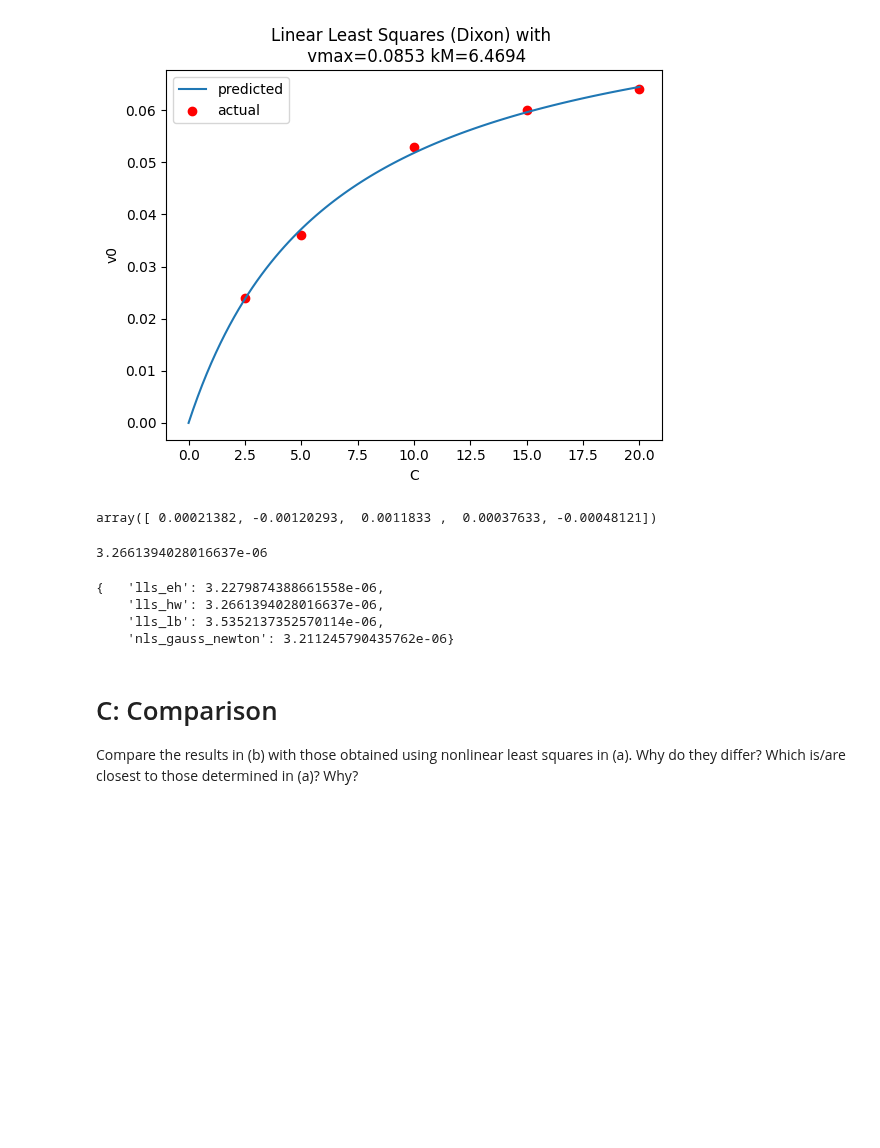
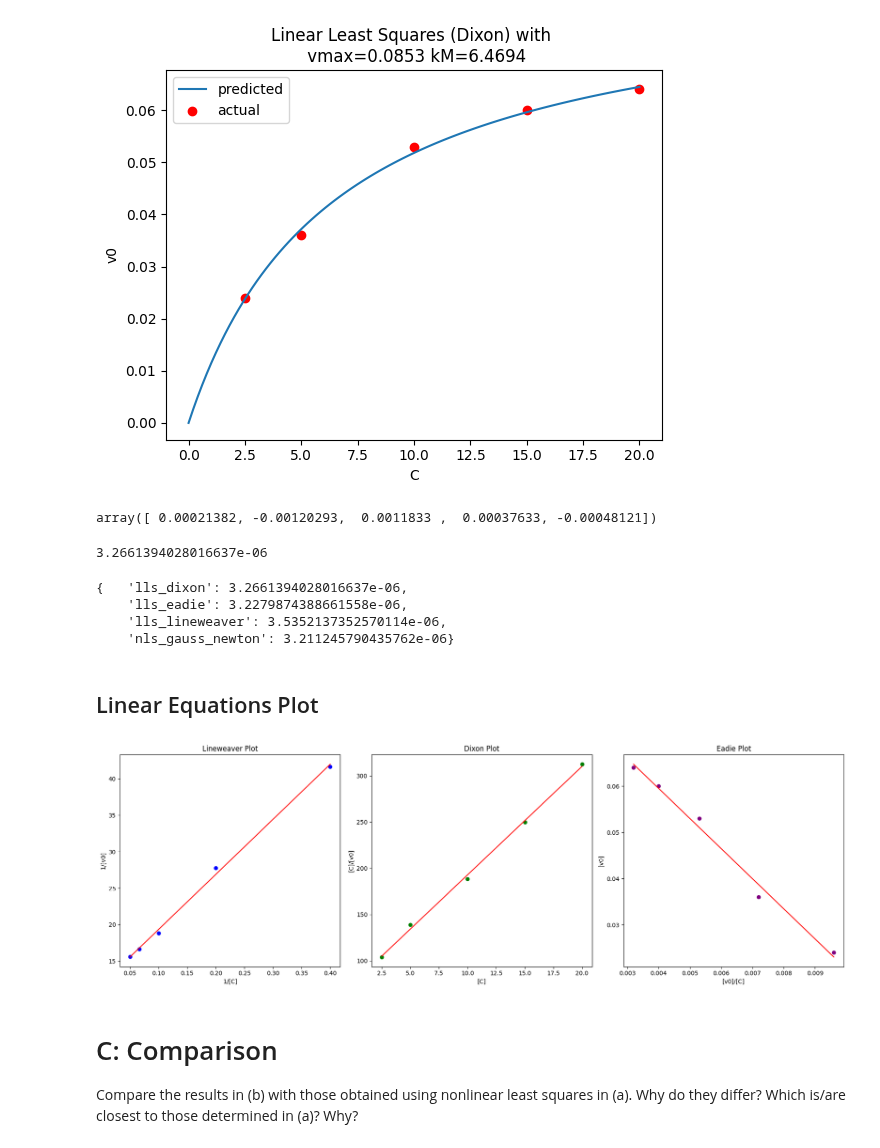
Before and after one commit to JouhC/ai-linearalgebra-probsets, a Jupyter notebook: notebooks/ps2_nls.ipynb, the cells around one changed output. Drawn from its saved outputs; the diff is of its cells as text; code cells hidden in the pictures; blank space fills up the shorter version.

```diff
--- a/notebooks/ps2_nls.ipynb
+++ b/notebooks/ps2_nls.ipynb
@@ -351,15 +351,73 @@ display(res_lls_hw)
 res_lls_hw = np.sum(np.square(res_lls_hw))
 display(res_lls_hw)
 
-res_dict["lls_hw"] = res_lls_hw
+res_dict["lls_dixon"] = res_lls_hw
 pprint(res_dict, indent=4)
 # %% [output]
 array([ 0.00021382, -0.00120293,  0.0011833 ,  0.00037633, -0.00048121])
 3.2661394028016637e-06
-{   'lls_eh': 3.2279874388661558e-06,
-    'lls_hw': 3.2661394028016637e-06,
-    'lls_lb': 3.5352137352570114e-06,
+{   'lls_dixon': 3.2661394028016637e-06,
+    'lls_eadie': 3.2279874388661558e-06,
+    'lls_lineweaver': 3.5352137352570114e-06,
     'nls_gauss_newton': 3.211245790435762e-06}
+# %% [markdown]
+## Linear Equations Plot
+# %%
+# Note: polyfit here is only used for plotting purposes
+
+C = np.array([2.5, 5.0, 10.0, 15.0, 20.0])
+v0 = np.array([0.024, 0.036, 0.053, 0.060, 0.064])
+
+# Lineweaver
+inv_C = 1 / C
+inv_v0 = 1 / v0
+
+# Dixon
+C_over_v0 = C / v0
+
+# Eadie
+v0_over_C = v0 / C
+
+plt.figure(figsize=(18, 6))
+
+# Lineweaver plot
+plt.subplot(1, 3, 1)
+plt.scatter(inv_C, inv_v0, color="blue")
+plt.plot(
+    np.unique(inv_C),
+    np.poly1d(np.polyfit(inv_C, inv_v0, 1))(np.unique(inv_C)),
+    color="red",
+)
+plt.xlabel("1/[C]")
+plt.ylabel("1/[v0]")
+plt.title("Lineweaver Plot")
+
+# Dixon plot
+plt.subplot(1, 3, 2)
+plt.scatter(C, C_over_v0, color="green")
+plt.plot(
+    np.unique(C), np.poly1d(np.polyfit(C, C_over_v0, 1))(np.unique(C)), color="red"
+)
+plt.xlabel("[C]")
+plt.ylabel("[C]/[v0]")
+plt.title("Dixon Plot")
+
+# Eadie-Hofstee plot
+plt.subplot(1, 3, 3)
+plt.scatter(v0_over_C, v0, color="purple")
+plt.plot(
+    np.unique(v0_over_C),
+    np.poly1d(np.polyfit(v0_over_C, v0, 1))(np.unique(v0_over_C)),
+    color="red",
+)
+plt.xlabel("[v0]/[C]")
+plt.ylabel("[v0]")
+plt.title("Eadie Plot")
+
+plt.tight_layout()
+plt.show()
+# %% [output]
+[figure, added]
 # %% [markdown]
 # C: Comparison
 
```
Also changed, not shown: parts of 7 cells of this notebook.
